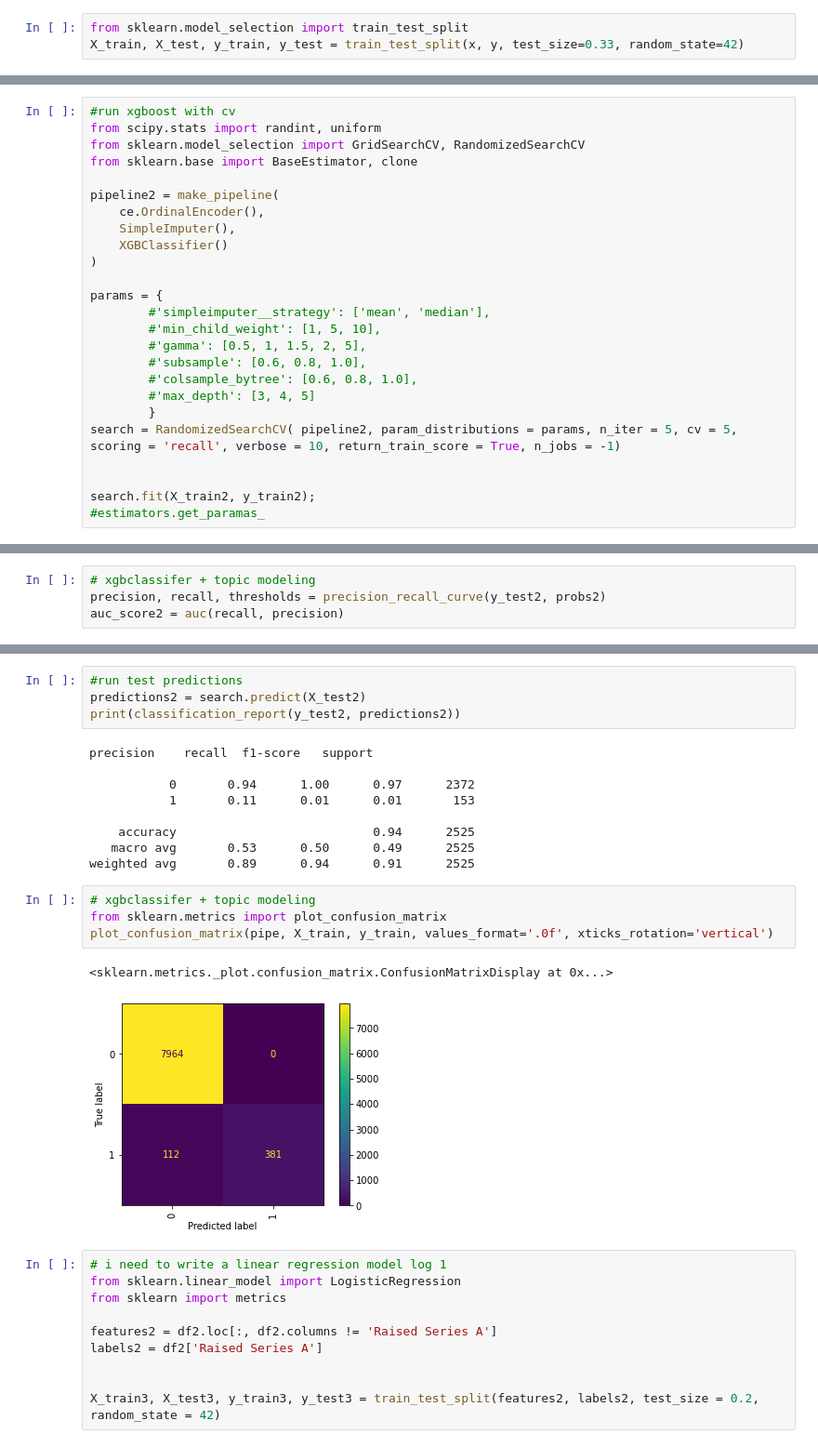
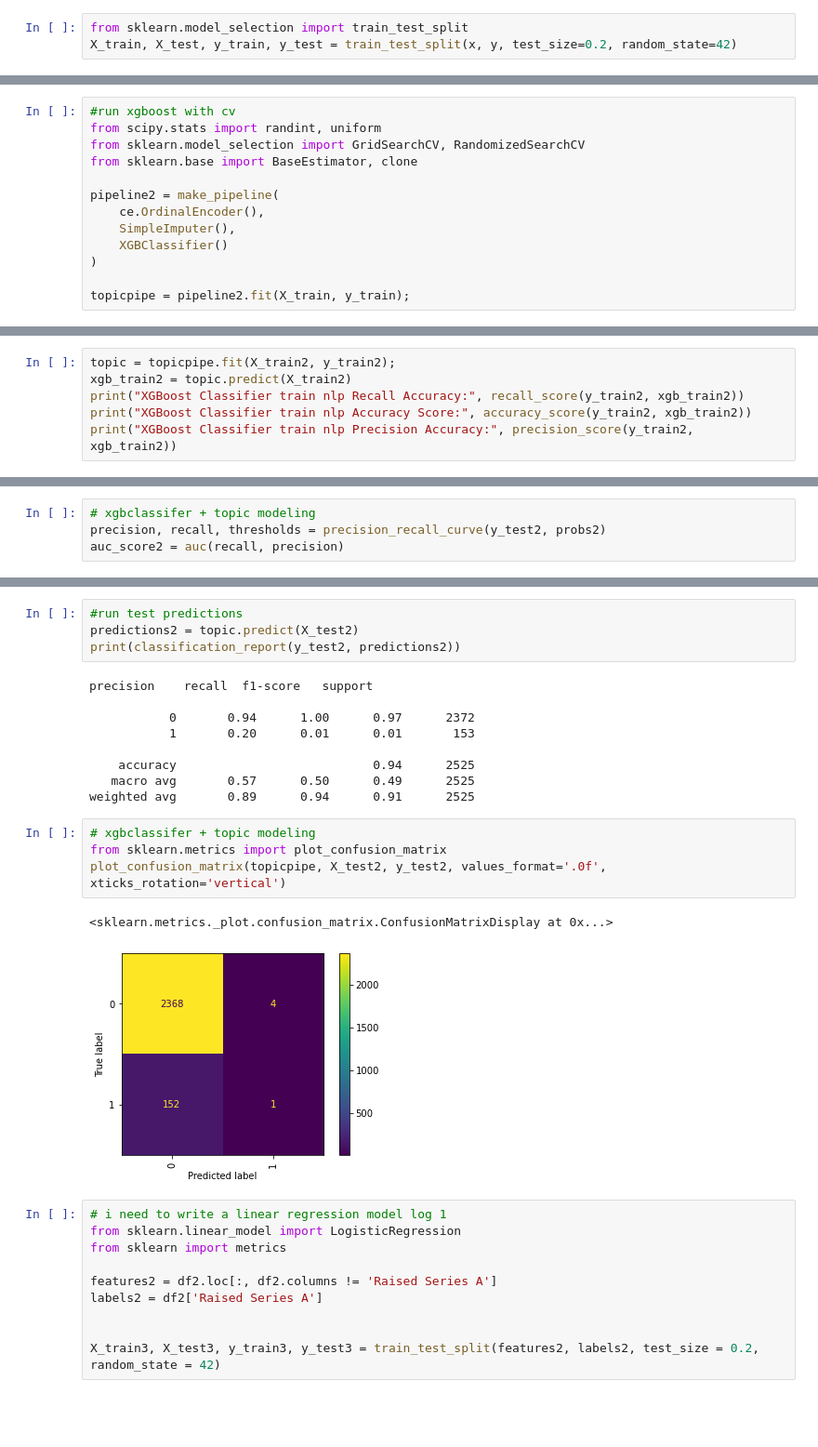
Before and after one commit to agpark1/VC-Sourcing-Model-Unit2-Build, a Jupyter notebook: 2A.ipynb, the cells around one changed output, grey strips where cells are left out. Shown at 93% size. Cells and saved outputs as stored; diff of their text form; blank space fills up the shorter version.

```diff
--- a/2A.ipynb
+++ b/2A.ipynb
@@ -218,7 +218,7 @@ x = data.drop(columns=['Raised Series A'])
 y = data['Raised Series A']
 # %%
 from sklearn.model_selection import train_test_split
-X_train, X_test, y_train, y_test = train_test_split(x, y, test_size=0.33, random_state=42)
+X_train, X_test, y_train, y_test = train_test_split(x, y, test_size=0.2, random_state=42)
 # %%
 X_train.shape , X_test.shape, y_train.shape, y_test.shape
 # %% [output]
@@ -545,16 +557,4 @@ pipeline2 = make_pipeline(
     XGBClassifier()
 )
 
-params = {
-        #'simpleimputer__strategy': ['mean', 'median'],
-        #'min_child_weight': [1, 5, 10],
-        #'gamma': [0.5, 1, 1.5, 2, 5],
-        #'subsample': [0.6, 0.8, 1.0],
-        #'colsample_bytree': [0.6, 0.8, 1.0],
-        #'max_depth': [3, 4, 5]
-        }
-search = RandomizedSearchCV( pipeline2, param_distributions = params, n_iter = 5, cv = 5, scoring = 'recall', verbose = 10, return_train_score = True, n_jobs = -1)
-
-
-search.fit(X_train2, y_train2);
-#estimators.get_paramas_
+topicpipe = pipeline2.fit(X_train, y_train);
@@ -574,0 +561,6 @@ Recall 0.01049580472921434
+# %%
+topic = topicpipe.fit(X_train2, y_train2);
+xgb_train2 = topic.predict(X_train2)
+print("XGBoost Classifier train nlp Recall Accuracy:", recall_score(y_train2, xgb_train2))
+print("XGBoost Classifier train nlp Accuracy Score:", accuracy_score(y_train2, xgb_train2))
+print("XGBoost Classifier train nlp Precision Accuracy:", precision_score(y_train2, xgb_train2))
@@ -606,24 +663,24 @@ print('AUC: %.3f' % auc_score)
 AUC: 0.701
 # %%
 #run test predictions
-predictions2 = search.predict(X_test2)
+predictions2 = topic.predict(X_test2)
 print(classification_report(y_test2, predictions2))
 # %% [output]
 precision    recall  f1-score   support
 
            0       0.94      1.00      0.97      2372
-           1       0.11      0.01      0.01       153
+           1       0.20      0.01      0.01       153
 
     accuracy                           0.94      2525
-   macro avg       0.53      0.50      0.49      2525
+   macro avg       0.57      0.50      0.49      2525
 weighted avg       0.89      0.94      0.91      2525
 # %%
 # xgbclassifer + topic modeling
 from sklearn.metrics import plot_confusion_matrix
-plot_confusion_matrix(pipe, X_train, y_train, values_format='.0f', xticks_rotation='vertical')
+plot_confusion_matrix(topicpipe, X_test2, y_test2, values_format='.0f', xticks_rotation='vertical')
 # %% [output]
 <sklearn.metrics._plot.confusion_matrix.ConfusionMatrixDisplay at 0x...>
-[figure, old version]
+[figure, new version]
 # %%
 # i need to write a linear regression model log 1
 from sklearn.linear_model import LogisticRegression
```
Also changed, not shown: parts of 26 cells of this notebook, 2 other files.
